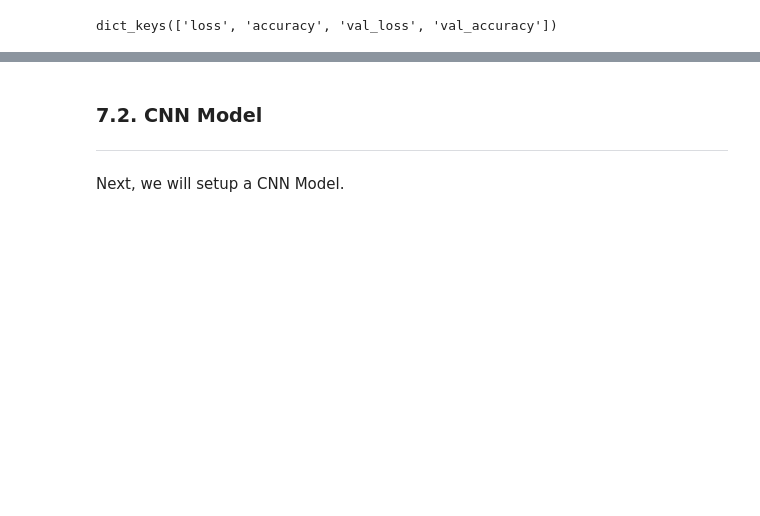
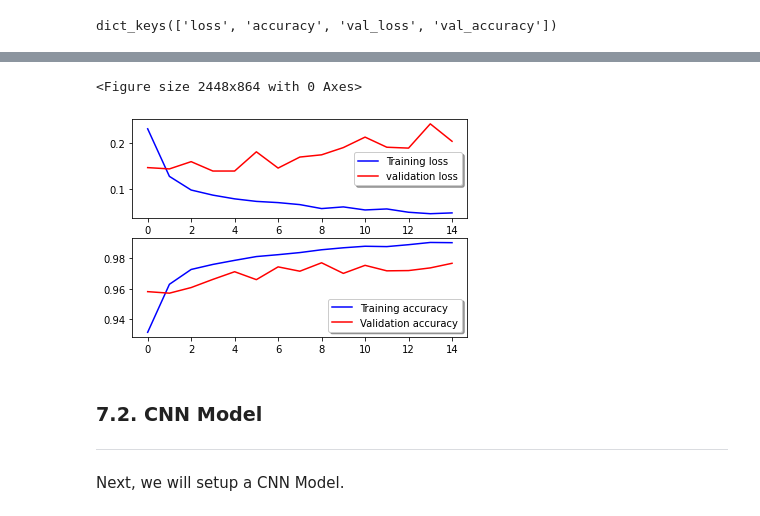
Before and after one commit to ngzhankang/Deep-Learning, a Jupyter notebook: Assignment_1.ipynb, the cells around one changed output, grey strips where cells are left out. Drawn from its saved outputs; the diff is of its cells as text; code cells hidden in the pictures; blank space fills up the shorter version.

```diff
--- a/Assignment_1.ipynb
+++ b/Assignment_1.ipynb
@@ -445,3 +485,17 @@ plt.show()
+# %%
+# Plot the loss and accuracy curves for training and validation
+fig = plt.figure(figsize=(34,12))
+fig, ax = plt.subplots(2,1)
+ax[0].plot(history.history['loss'], color='b', label="Training loss")
+ax[0].plot(history.history['val_loss'], color='r', label="validation loss",axes =ax[0])
+legend = ax[0].legend(loc='best', shadow=True)
+
+ax[1].plot(history.history['accuracy'], color='b', label="Training accuracy")
+ax[1].plot(history.history['val_accuracy'], color='r',label="Validation accuracy")
+legend = ax[1].legend(loc='best', shadow=True)
+# %% [output]
+<Figure size 2448x864 with 0 Axes>
+[figure, added]
 # %% [markdown]
 ### 7.2. CNN Model
 
```
Also changed, not shown: parts of 23 cells of this notebook.
